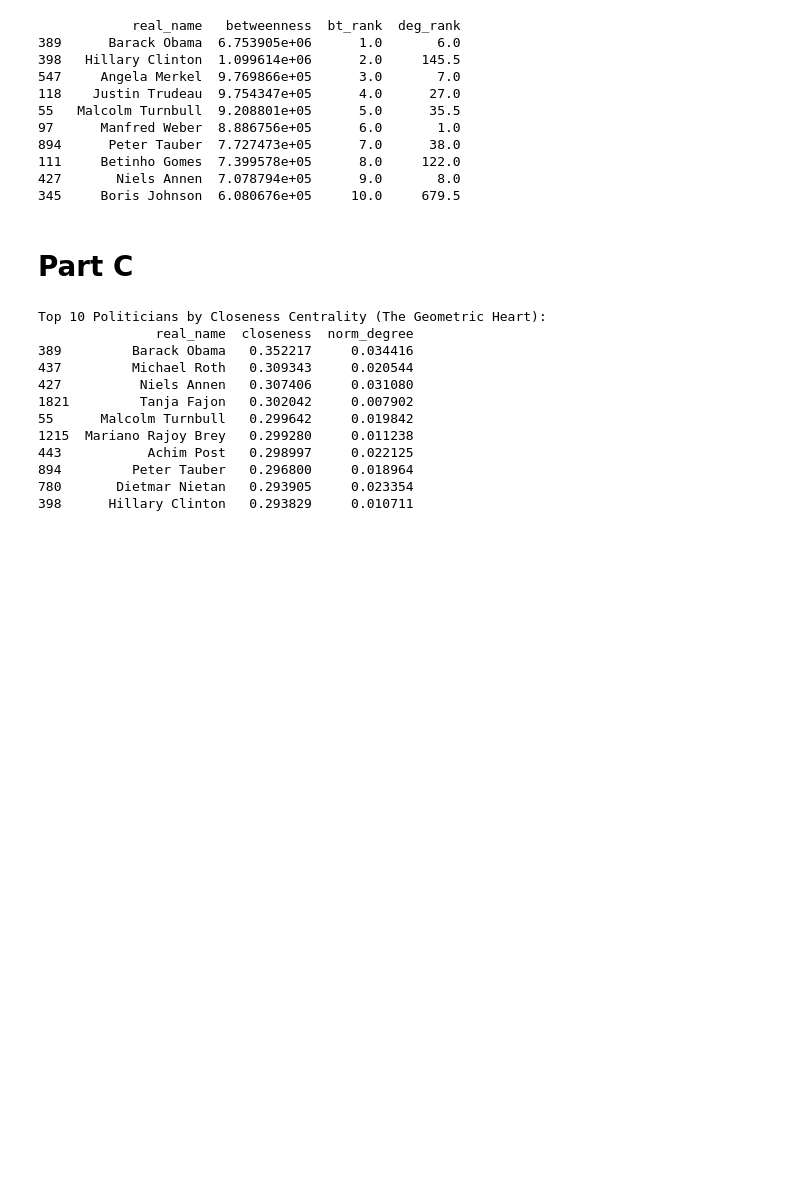
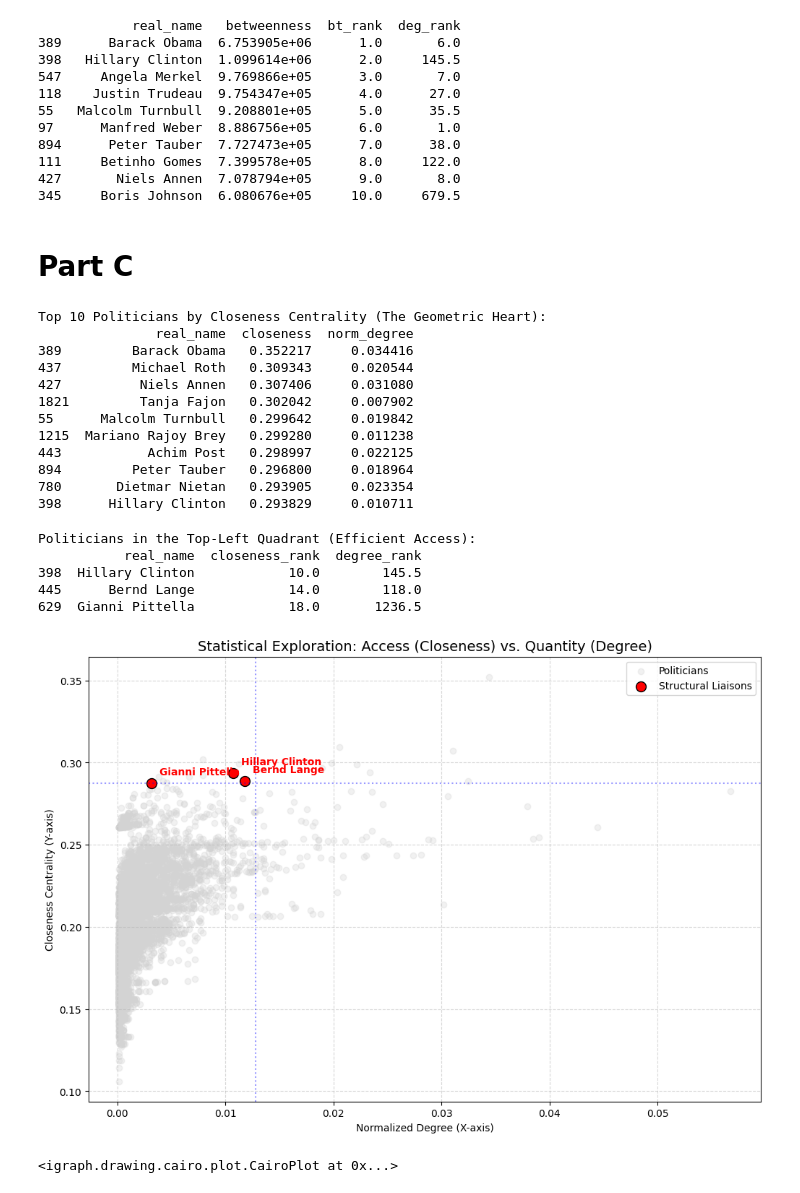
Before and after one commit to AnimateBow4809/UT-SN-HW2, a Jupyter notebook: q4.ipynb, the cells around one changed output. Saved outputs shown, nothing was run; the diff lists cells and outputs as text; code cells hidden in the pictures; blank space fills up the shorter version.

```diff
--- a/q4.ipynb
+++ b/q4.ipynb
@@ -146,3 +146,71 @@ Top 10 Politicians by Closeness Centrality (The Geometric Heart):
 894         Peter Tauber   0.296800     0.018964
 780       Dietmar Nietan   0.293905     0.023354
 398      Hillary Clinton   0.293829     0.010711
+# %%
+
+results['closeness_rank'] = results['closeness'].rank(ascending=False)
+results['degree_rank'] = results['degree'].rank(ascending=False)
+
+top_left_candidates = results[
+    (results['closeness_rank'] <= 20) &
+    (results['degree_rank'] > 100)
+].head(3)
+
+print("Politicians in the Top-Left Quadrant (Efficient Access):")
+print(top_left_candidates[['real_name', 'closeness_rank', 'degree_rank']])
+# %% [output]
+Politicians in the Top-Left Quadrant (Efficient Access):
+           real_name  closeness_rank  degree_rank
+398  Hillary Clinton            10.0        145.5
+445      Bernd Lange            14.0        118.0
+629  Gianni Pittella            18.0       1236.5
+# %%
+
+plt.figure(figsize=(12, 8))
+
+plt.scatter(results['degree'], results['closeness'], alpha=0.3, color='lightgray', label='Politicians')
+
+plt.scatter(top_left_candidates['degree'], top_left_candidates['closeness'],
+            color='red', s=100, edgecolor='black', label='Structural Liaisons')
+
+
+for i, row in top_left_candidates.iterrows():
+    plt.annotate(row['real_name'],
+                 (row['degree'], row['closeness']),
+                 xytext=(8, 8), textcoords='offset points',
+                 fontsize=10, fontweight='bold', color='red')
+
+
+plt.title('Statistical Exploration: Access (Closeness) vs. Quantity (Degree)', fontsize=14)
+plt.xlabel('Normalized Degree (X-axis)')
+plt.ylabel('Closeness Centrality (Y-axis)')
+plt.grid(True, linestyle='--', alpha=0.5)
+plt.legend()
+plt.axhline(y=top_left_candidates['closeness'].min(), color='blue', linestyle=':', alpha=0.4)
+plt.axvline(x=results.sort_values('degree', ascending=False).iloc[100]['degree'], color='blue', linestyle=':', alpha=0.4)
+
+plt.show()
+# %% [output]
+[figure, added]
+# %%
+target_id = "5448"
+target_index = g.vs.find(name=target_id).index
+ego_nodes = g.neighborhood(target_index, order=1)
+ego_net = g.induced_subgraph(ego_nodes)
+ego_net.vs["size"] = [g.degree(v) * 0.5 for v in ego_net.vs["name"]]
+ego_net.vs["label"] = ["Hillary Clinton" if id == target_id else ""
+                       for id in ego_net.vs["name"]]
+
+layout = ego_net.layout_fruchterman_reingold(niter=1000)
+
+ig.plot(ego_net,
+        layout=layout,
+        vertex_color="#3498db",
+        vertex_frame_color="white",
+        edge_color="rgba(200, 200, 200, 0.5)",
+        vertex_label_size=12,
+        vertex_label_dist=1.5,
+        bbox=(600, 600),
+        margin=50)
+# %% [output]
+<igraph.drawing.cairo.plot.CairoPlot at 0x...>
```
Also changed, not shown: parts of 2 cells of this notebook, 10 other files.
